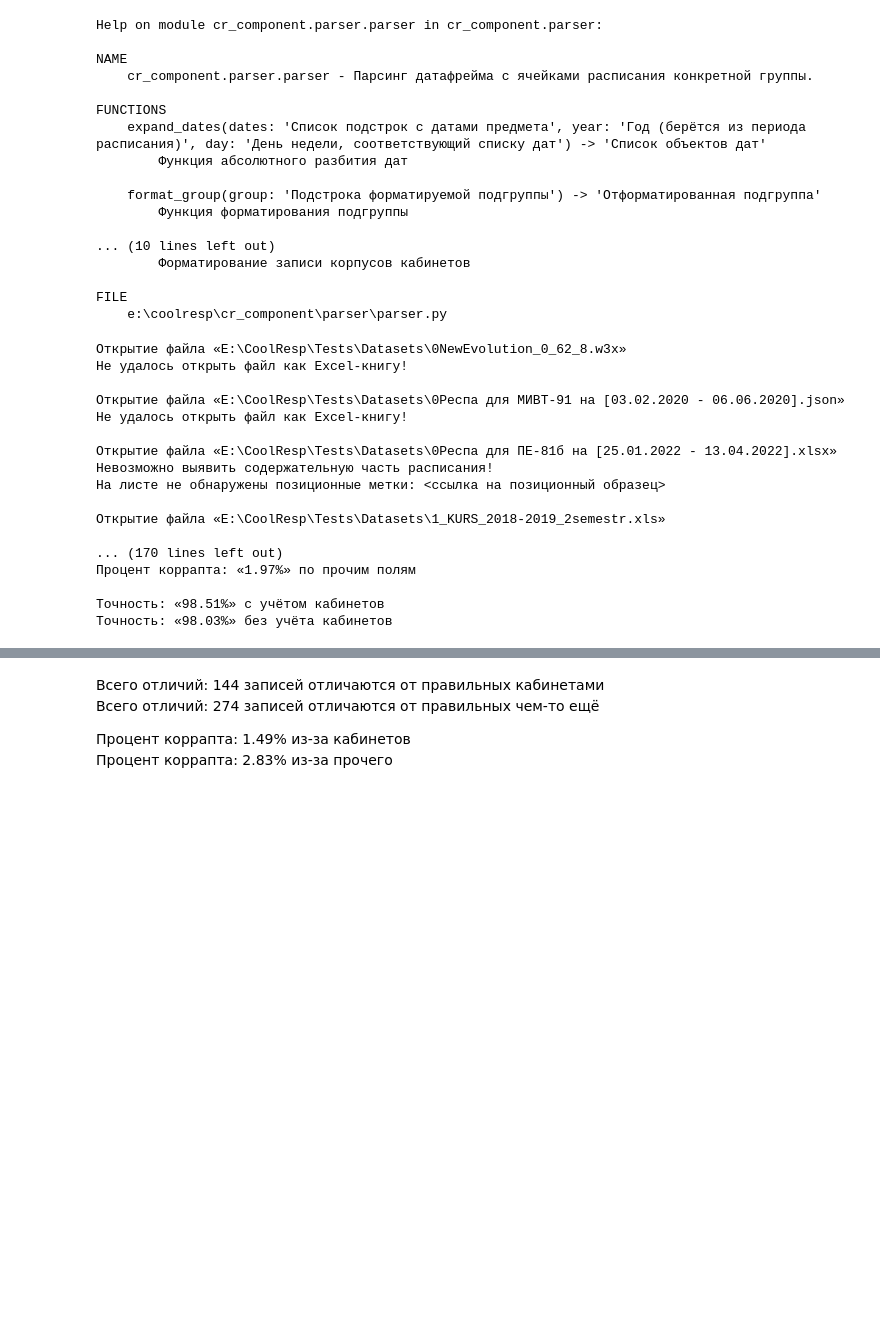
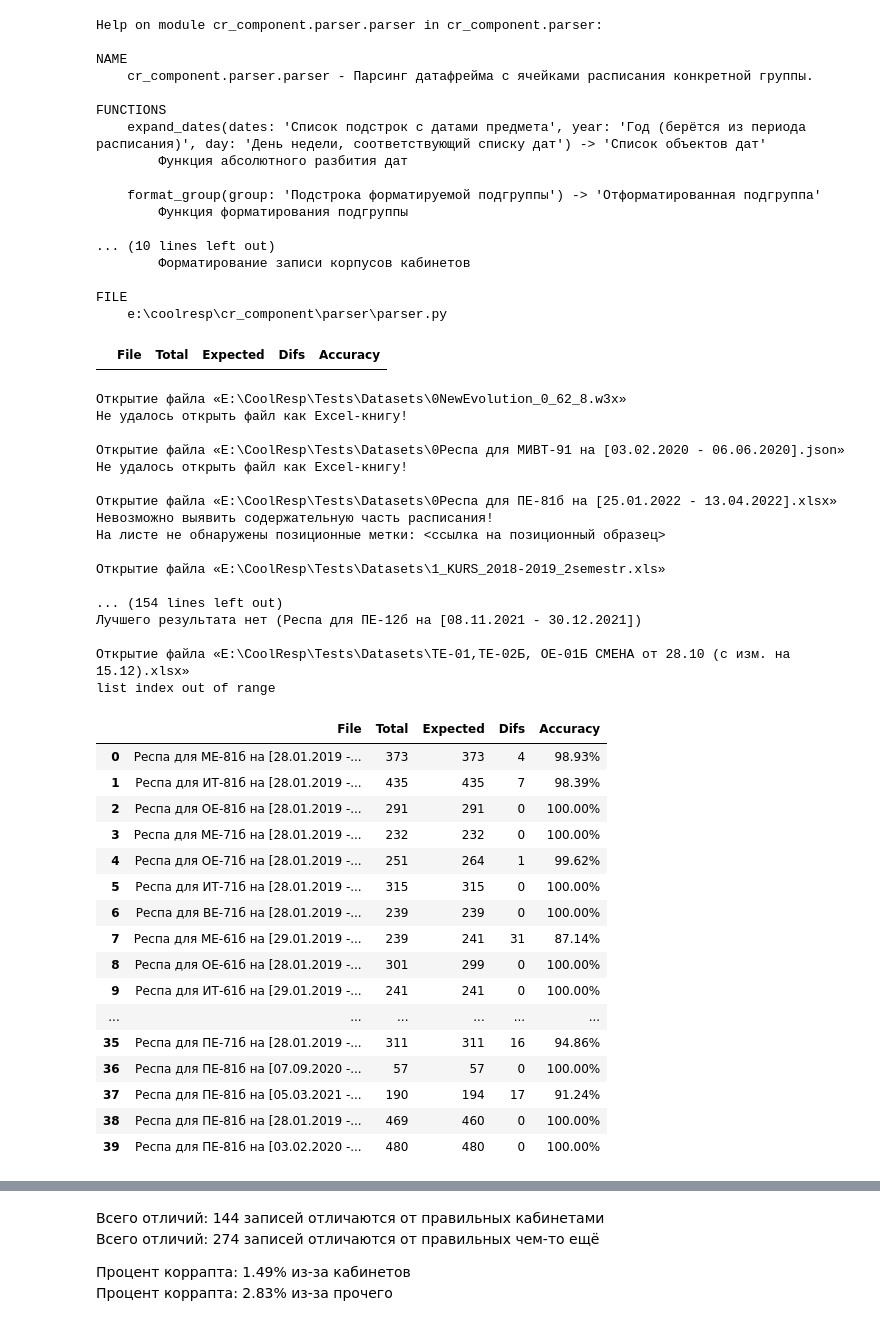
Before and after one commit to DK905/CoolResp, a Jupyter notebook: test_parser.ipynb, the cells around one changed output, grey strips where cells are left out. Drawn from its saved outputs; the diff is of its cells as text; code cells hidden in the pictures; blank space fills up the shorter version.

```diff
--- a/test_parser.ipynb
+++ b/test_parser.ipynb
@@ -83,8 +83,8 @@ def parse_convert_to_dataframe(bd_parse):
 
     return df
 # %%
-count_act_df = count_saved_df = count_best_df = difs_cab_count = difs_all_count = 0
-count_group = count_files = 0
+dif_pairs = pd.DataFrame(columns = ['File', 'Total', 'Expected', 'Difs', 'Accuracy'])
+dif_pairs.style.format({'Accuracy': "{:.2f}"})
 save_difs = []
 dataframes = []
 # Выбор подгрупп
@@ -106,6 +106,7 @@ for root, d, files in os.walk(path_load):
                 period, year, groups, start_end = sheet_info.values()
 
                 for group in groups:
+                    difs_all_count = difs_cab_count = 0
                     # Создать расписание для каждой группы
                     # print(f'Формирование датафрейма информации о расписании группы «{group}»')
                     bd_process = cr_read.prepare(sheet, group, start_end)
@@ -113,9 +114,6 @@ for root, d, files in os.walk(path_load):
                     # Создание базы с запарсенными данными
                     df = cr_parse.parser(bd_process, period, year)
                     dataframes.append(df)
-
-                    # f_book = cr_write.create_resp(df, g2, g3, t_yn=True, p_yn=True)
-                    # cr_write.save_resp(f_book, f'Tests/Results/{cr_add.create_name(df)}.xlsx')
 
                     # Сохранение базы парсинга в JSON
                     cr_add.dataframe_to_json(df, path_json)
@@ -128,24 +126,23 @@ for root, d, files in os.walk(path_load):
                     path_to_best_if = os.path.join(path_best, f'{df.name}.json')
                     # Если у базы парсинга есть "идеальная" версия, то сравнить их
                     if os.path.exists(path_to_best_if):
-                        count_group += 1
                         # Количество записей в запарсенном датафрейме
-                        count_act_df += df.shape[0]
+                        count_act_df = df.shape[0]
 
                         # Открытие запарсенного датафрейма, сохранённого в файл (на случай ошибок в сохранении)
                         df1 = pd.read_json(path_to_act)
                         df1['date_pair'] = pd.to_datetime(df1['date_pair']).dt.strftime('%Y-%m-%d')
-                        count_saved_df += df1.shape[0]
+                        count_saved_df = df1.shape[0]
 
                         # Открытие "идеального" датафрейма, сохранённого в файл
                         df2 = pd.read_json(path_to_best_if).explode('date_pair').reset_index(drop=True)
                         df2['date_pair'] = pd.to_datetime(df2['date_pair']).dt.strftime('%Y-%m-%d')
-                        count_best_df += df2.shape[0]
+                        count_best_df = df2.shape[0]
 
                         # Сравнение датафреймов
                         difs = cr_add.df_differences(df1, df2)
                         if not difs.empty:
-                            difs_all_count += difs[difs['_merge'] == 'right_only'].shape[0]
+                            difs_all_count = difs[difs['_merge'] == 'right_only'].shape[0]
                             # save_difs.append(difs.merge(bd_process, how='left'))
                             # save_difs[-1].name = group
 
@@ -159,51 +156,61 @@ for root, d, files in os.walk(path_load):
                         df2['date_pair'] = pd.to_datetime(df2['date_pair']).dt.strftime('%Y-%m-%d')
 
                         # Сравнение датафреймов
                         difs = cr_add.df_differences(df1, df2)
                         if not difs.empty:
-                            difs_cab_count += difs[difs['_merge'] == 'right_only'].shape[0]
+                            difs_cab_count = difs[difs['_merge'] == 'right_only'].shape[0]
                             save_difs.append(difs.merge(bd_process, how='left'))
                             save_difs[-1].name = group
+                        dif_pairs = dif_pairs.append({
+                                          'File': df.name,
+                                          'Total': count_act_df,
+                                          'Expected': count_best_df,
+                                          'Difs': difs_all_count - difs_cab_count,
+                                          'Accuracy': 1 - (difs_all_count - difs_cab_count) / count_best_df,
+                                         }, ignore_index=True);
                     else:
                         # файл не существует
                         print(f'Лучшего результата нет ({df.name})')
                     df.insert(0, "group", group)
         except Exception as err:
             print(err)
         finally:
             print()
 
-print(f'\nВсего составлено «{count_group} наборов расписания групп  ')
-
-print(f'\nВсего выявлено: «{count_act_df}» записей пар  ')
-print(f'Всего сохранено: «{count_saved_df}» записей пар  ')
-print(f'Всего должно быть: «{count_best_df}» записей пар  ')
-
-print(f'\nВсего отличий: «{difs_all_count - difs_cab_count}» записей отличаются от правильных в поле кабинетов  ')
-print(f'Всего отличий: «{difs_cab_count}» записей отличаются от правильных в других полях  ')
-
-diffs_full = difs_all_count / count_best_df
-diffs_cabs = (difs_all_count  / count_best_df) - (difs_cab_count / count_best_df)
-print(f'\nПроцент коррапта: «{diffs_cabs:.2%}» по полю кабинетов  ')
-print(f'Процент коррапта: «{diffs_full - diffs_cabs:.2%}» по прочим полям  ')
-
-print(f'\nТочность: «{1 - diffs_cabs:.2%}» с учётом кабинетов  ')
-print(f'Точность: «{1 - (diffs_full - diffs_cabs):.2%}» без учёта кабинетов  ')
+dif_pairs
 # %% [output]
+|  | File | Total | Expected | Difs | Accuracy |
 Открытие файла «E:\CoolResp\Tests\Datasets\0NewEvolution_0_62_8.w3x»
 Не удалось открыть файл как Excel-книгу!
 
 Открытие файла «E:\CoolResp\Tests\Datasets\0Респа для МИВТ-91 на [03.02.2020 - 06.06.2020].json»
 Не удалось открыть файл как Excel-книгу!
 
 Открытие файла «E:\CoolResp\Tests\Datasets\0Респа для ПЕ-81б на [25.01.2022 - 13.04.2022].xlsx»
 Невозможно выявить содержательную часть расписания!
 На листе не обнаружены позиционные метки: <ссылка на позиционный образец>
 
 Открытие файла «E:\CoolResp\Tests\Datasets\1_KURS_2018-2019_2semestr.xls»
 
-... (170 lines left out)
-Процент коррапта: «1.97%» по прочим полям
+... (154 lines left out)
+Лучшего результата нет (Респа для ПЕ-12б на [08.11.2021 - 30.12.2021])
 
-Точность: «98.51%» с учётом кабинетов
-Точность: «98.03%» без учёта кабинетов
+Открытие файла «E:\CoolResp\Tests\Datasets\ТЕ-01,ТЕ-02Б, ОЕ-01Б СМЕНА от 28.10 (с изм. на 15.12).xlsx»
+list index out of range
+|  | File | Total | Expected | Difs | Accuracy |
+| 0 | Респа для МЕ-81б на [28.01.2019 -... | 373 | 373 | 4 | 98.93% |
+| 1 | Респа для ИТ-81б на [28.01.2019 -... | 435 | 435 | 7 | 98.39% |
+| 2 | Респа для ОЕ-81б на [28.01.2019 -... | 291 | 291 | 0 | 100.00% |
+| 3 | Респа для МЕ-71б на [28.01.2019 -... | 232 | 232 | 0 | 100.00% |
+| 4 | Респа для ОЕ-71б на [28.01.2019 -... | 251 | 264 | 1 | 99.62% |
+| 5 | Респа для ИТ-71б на [28.01.2019 -... | 315 | 315 | 0 | 100.00% |
+| 6 | Респа для ВЕ-71б на [28.01.2019 -... | 239 | 239 | 0 | 100.00% |
+| 7 | Респа для МЕ-61б на [29.01.2019 -... | 239 | 241 | 31 | 87.14% |
+| 8 | Респа для ОЕ-61б на [28.01.2019 -... | 301 | 299 | 0 | 100.00% |
+| 9 | Респа для ИТ-61б на [29.01.2019 -... | 241 | 241 | 0 | 100.00% |
+| ... | ... | ... | ... | ... | ... |
+| 35 | Респа для ПЕ-71б на [28.01.2019 -... | 311 | 311 | 16 | 94.86% |
+| 36 | Респа для ПЕ-81б на [07.09.2020 -... | 57 | 57 | 0 | 100.00% |
+| 37 | Респа для ПЕ-81б на [05.03.2021 -... | 190 | 194 | 17 | 91.24% |
+| 38 | Респа для ПЕ-81б на [28.01.2019 -... | 469 | 460 | 0 | 100.00% |
+| 39 | Респа для ПЕ-81б на [03.02.2020 -... | 480 | 480 | 0 | 100.00% |
```
Also changed, not shown: parts of 4 cells of this notebook, 5 other files.
